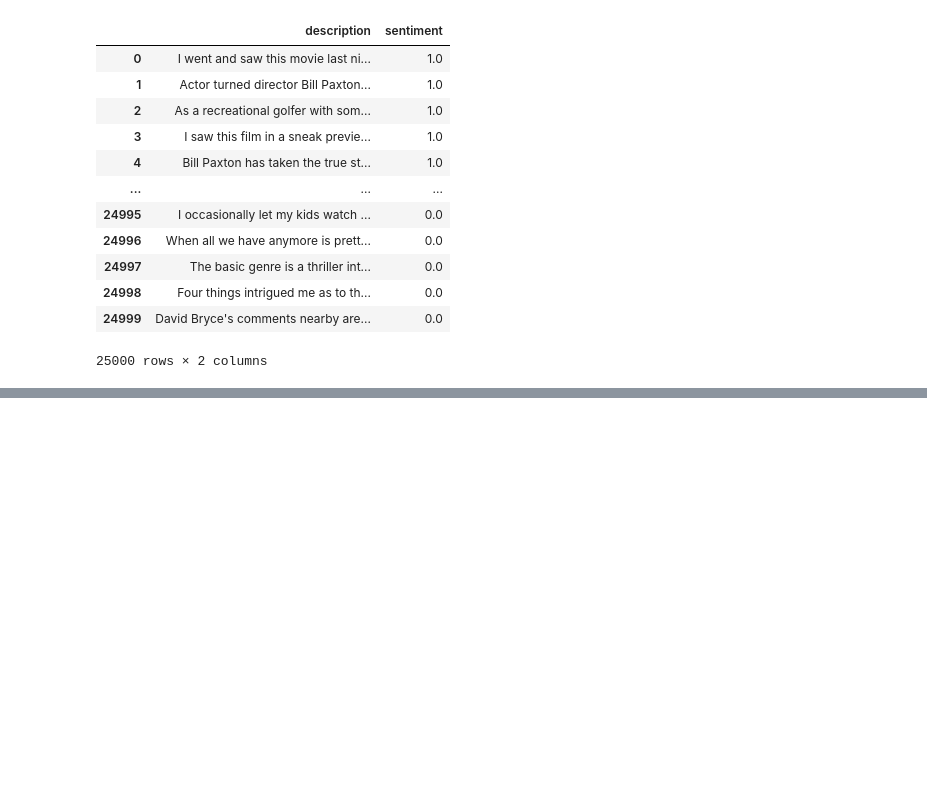
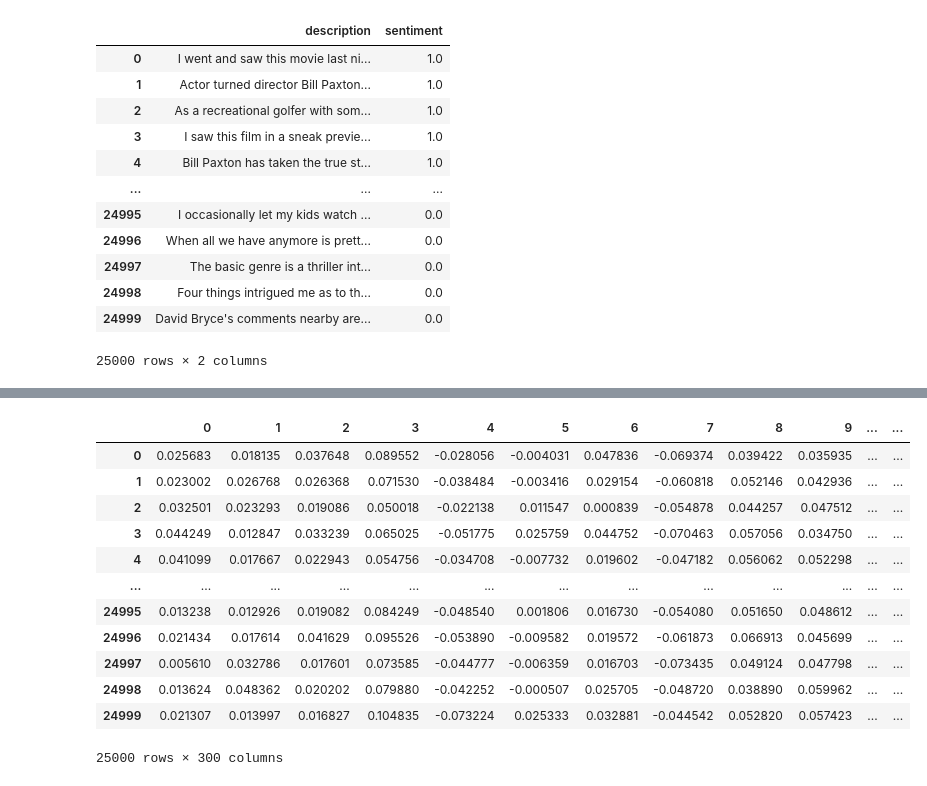
Before and after one commit to hanfei1986/Embedding-with-Word2Vec, a Jupyter notebook: Word2cec embedding and sentiment analysis.ipynb, the cells around one changed output, grey strips where cells are left out. Saved outputs shown, nothing was run; the diff lists cells and outputs as text; code cells hidden in the pictures; blank space fills up the shorter version.

```diff
--- a/Word2cec embedding and sentiment analysis.ipynb
+++ b/Word2cec embedding and sentiment analysis.ipynb
@@ -133,3 +133,31 @@ print(classification_report(y_test, y_test_pred))
     accuracy                           0.82     25000
    macro avg       0.82      0.82      0.82     25000
 weighted avg       0.82      0.82      0.82     25000
+# %%
+from gensim import downloader
+
+pretrained_model = downloader.load("word2vec-google-news-300")
+# %%
+def calculate_vector(model, tokens):
+    vectors = [model[word] if word in model else np.zeros(model.vector_size) for word in tokens]
+    if len(vectors) == 0:
+        # Return a vector of zeros if no words are in the Word2Vec vocabulary
+        return np.zeros(model.vector_size)
+    return np.mean(vectors, axis=0)
+# %%
+X_train = pd.DataFrame([calculate_vector(pretrained_model, tokens) for tokens in tokenized_train])
+X_train
+# %% [output]
+|  | 0 | 1 | 2 | 3 | 4 | 5 | 6 | 7 | 8 | 9 | ... | ... |
+| 0 | 0.025683 | 0.018135 | 0.037648 | 0.089552 | -0.028056 | -0.004031 | 0.047836 | -0.069374 | 0.039422 | 0.035935 | ... | ... |
+| 1 | 0.023002 | 0.026768 | 0.026368 | 0.071530 | -0.038484 | -0.003416 | 0.029154 | -0.060818 | 0.052146 | 0.042936 | ... | ... |
+| 2 | 0.032501 | 0.023293 | 0.019086 | 0.050018 | -0.022138 | 0.011547 | 0.000839 | -0.054878 | 0.044257 | 0.047512 | ... | ... |
+| 3 | 0.044249 | 0.012847 | 0.033239 | 0.065025 | -0.051775 | 0.025759 | 0.044752 | -0.070463 | 0.057056 | 0.034750 | ... | ... |
+| 4 | 0.041099 | 0.017667 | 0.022943 | 0.054756 | -0.034708 | -0.007732 | 0.019602 | -0.047182 | 0.056062 | 0.052298 | ... | ... |
+| ... | ... | ... | ... | ... | ... | ... | ... | ... | ... | ... | ... | ... |
+| 24995 | 0.013238 | 0.012926 | 0.019082 | 0.084249 | -0.048540 | 0.001806 | 0.016730 | -0.054080 | 0.051650 | 0.048612 | ... | ... |
+| 24996 | 0.021434 | 0.017614 | 0.041629 | 0.095526 | -0.053890 | -0.009582 | 0.019572 | -0.061873 | 0.066913 | 0.045699 | ... | ... |
+| 24997 | 0.005610 | 0.032786 | 0.017601 | 0.073585 | -0.044777 | -0.006359 | 0.016703 | -0.073435 | 0.049124 | 0.047798 | ... | ... |
+| 24998 | 0.013624 | 0.048362 | 0.020202 | 0.079880 | -0.042252 | -0.000507 | 0.025705 | -0.048720 | 0.038890 | 0.059962 | ... | ... |
+| 24999 | 0.021307 | 0.013997 | 0.016827 | 0.104835 | -0.073224 | 0.025333 | 0.032881 | -0.044542 | 0.052820 | 0.057423 | ... | ... |
+25000 rows × 300 columns
```
Also changed, not shown: parts of 10 cells of this notebook.
